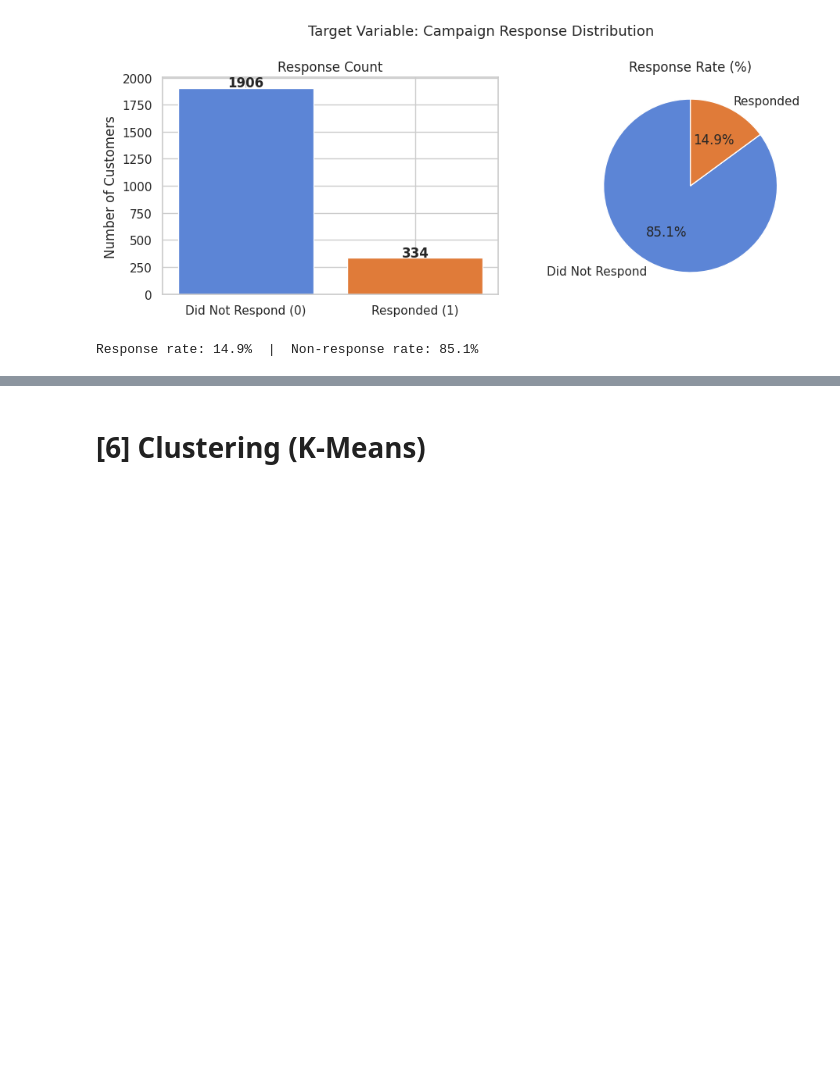
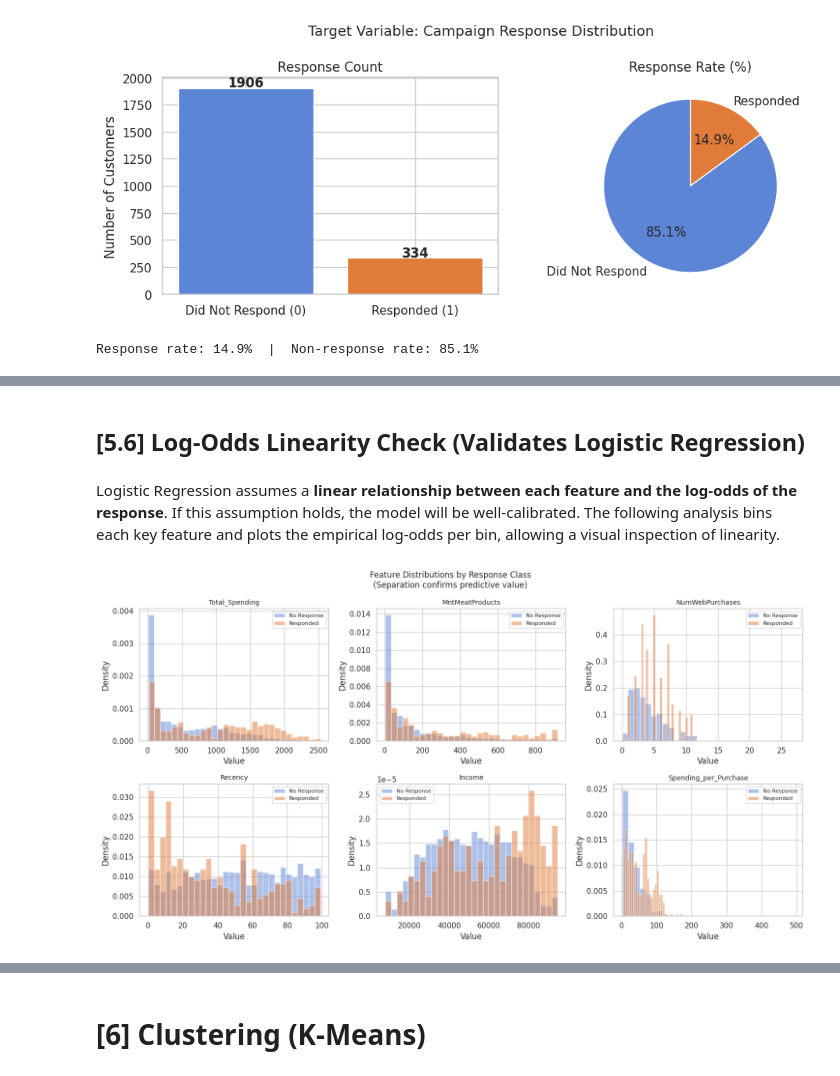
Before and after one commit to Luke-Dev-Tech/Business_intelligence_and_data-mining, a Jupyter notebook: BI_Project.ipynb, the cells around one changed output, grey strips where cells are left out. Saved outputs shown, nothing was run; the diff lists cells and outputs as text; code cells hidden in the pictures; blank space fills up the shorter version.

```diff
--- a/BI_Project.ipynb
+++ b/BI_Project.ipynb
@@ -455,0 +510,26 @@ Response rate: 14.9%  |  Non-response rate: 85.1%
+# %% [markdown]
+## [5.6] Log-Odds Linearity Check (Validates Logistic Regression)
+# %% [markdown]
+Logistic Regression assumes a **linear relationship between each feature and the log-odds of the response**. If this assumption holds, the model will be well-calibrated. The following analysis bins each key feature and plots the empirical log-odds per bin, allowing a visual inspection of linearity.
+# %%
+top_features = ['Total_Spending', 'MntMeatProducts', 'NumWebPurchases',
+                'Recency', 'Income', 'Spending_per_Purchase']
+top_features = [f for f in top_features if f in df.columns]
+
+fig, axes = plt.subplots(2, 3, figsize=(15, 8))
+axes = axes.flatten()
+
+for i, feat in enumerate(top_features):
+    for resp, color, label in [(0, '#5c85d6', 'No Response'), (1, '#e07b39', 'Responded')]:
+        subset = df[df['Response'] == resp][feat].dropna()
+        axes[i].hist(subset, bins=30, alpha=0.5, color=color, label=label, density=True)
+    axes[i].set_title(feat, fontsize=10)
+    axes[i].set_xlabel('Value')
+    axes[i].set_ylabel('Density')
+    axes[i].legend(fontsize=8)
+
+plt.suptitle('Feature Distributions by Response Class\n(Separation confirms predictive value)', fontsize=12)
+plt.tight_layout()
+plt.show()
+# %% [output]
+[figure, added]
```
Also changed, not shown: parts of 9 cells of this notebook.
